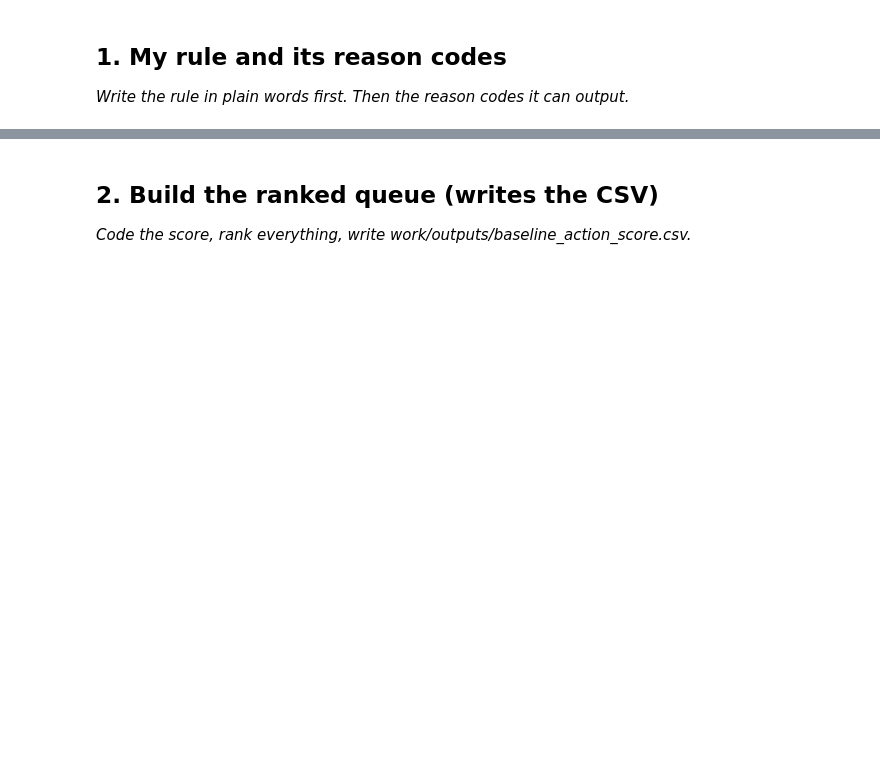
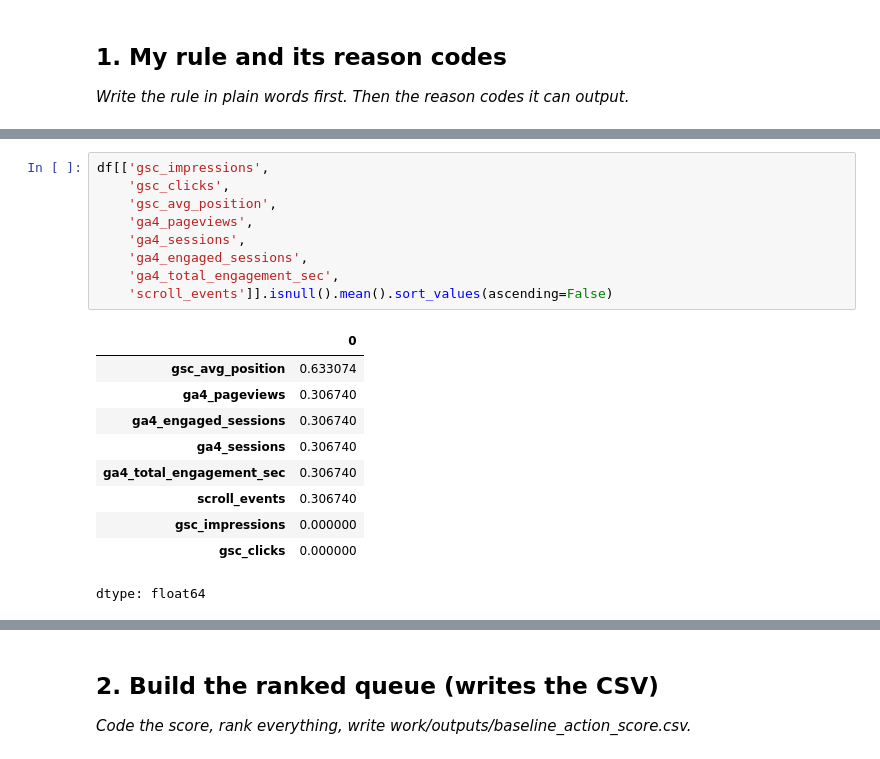
Before and after one commit to SamarBabar02/flyrank-ml-internship, a Jupyter notebook: work/notebooks/w04_baseline_score.ipynb, the cells around one changed output, grey strips where cells are left out. Drawn from its saved outputs; the diff is of its cells as text; blank space fills up the shorter version.

```diff
--- a/work/notebooks/w04_baseline_score.ipynb
+++ b/work/notebooks/w04_baseline_score.ipynb
@@ -12,0 +110,20 @@ This skeleton is yours to fill. Work the sections **in order** — each one has
+# %%
+df[['gsc_impressions',
+    'gsc_clicks',
+    'gsc_avg_position',
+    'ga4_pageviews',
+    'ga4_sessions',
+    'ga4_engaged_sessions',
+    'ga4_total_engagement_sec',
+    'scroll_events']].isnull().mean().sort_values(ascending=False)
+# %% [output]
+|  | 0 |
+| gsc_avg_position | 0.633074 |
+| ga4_pageviews | 0.306740 |
+| ga4_engaged_sessions | 0.306740 |
+| ga4_sessions | 0.306740 |
+| ga4_total_engagement_sec | 0.306740 |
+| scroll_events | 0.306740 |
+| gsc_impressions | 0.000000 |
+| gsc_clicks | 0.000000 |
+dtype: float64
```
Also changed, not shown: parts of 12 cells of this notebook.
